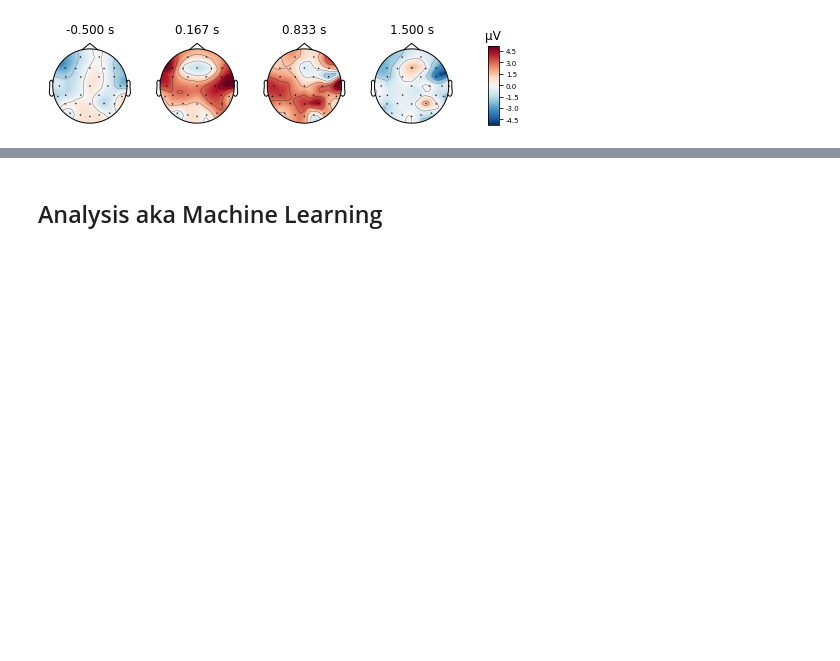
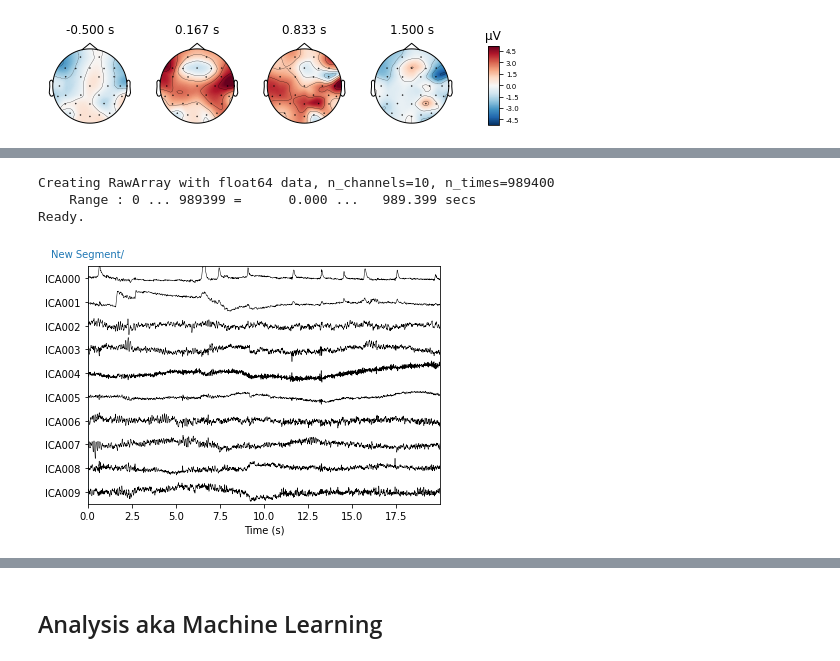
Before and after one commit to Louisenyholm/ACN_2021, a Jupyter notebook: data_scripts/portfolio.ipynb, the cells around one changed output, grey strips where cells are left out. Drawn from its saved outputs; the diff is of its cells as text; code cells hidden in the pictures; blank space fills up the shorter version.

```diff
--- a/data_scripts/portfolio.ipynb
+++ b/data_scripts/portfolio.ipynb
@@ -381,0 +440,9 @@ successful_evoked.plot_topomap(ch_type='eeg');
+# %%
+#Plotting the time series of the ICA (plotting the components - also to detect artifacts)
+ica.plot_sources(raw2_filtered, show_scrollbars=False);
+# 0 and 1 looks like artifacts
+# %% [output]
+Creating RawArray with float64 data, n_channels=10, n_times=989400
+    Range : 0 ... 989399 =      0.000 ...   989.399 secs
+Ready.
+[figure, added]
```
Also changed, not shown: parts of 26 cells of this notebook, 1 other file.
